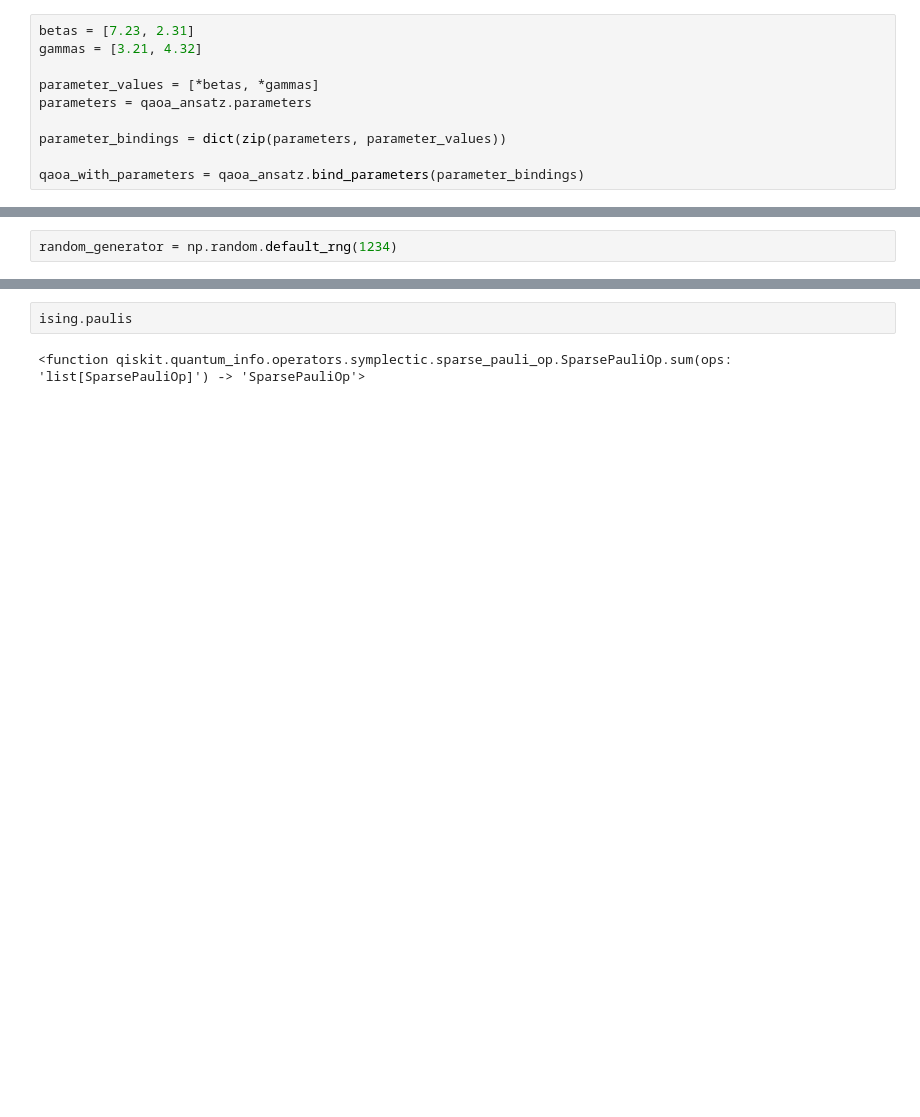
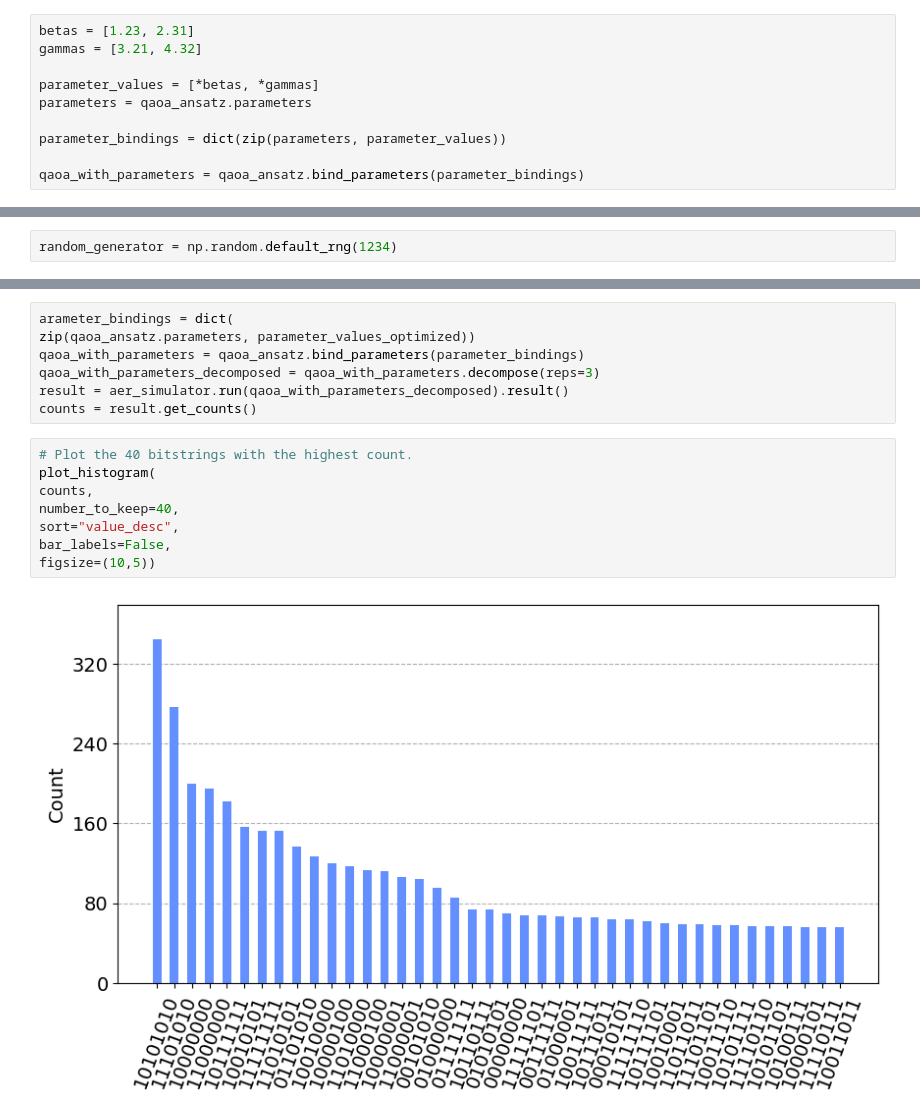
Before and after one commit to petron23/QAOA_case_study, a Jupyter notebook: nb2.ipynb, the cells around one changed output, grey strips where cells are left out. Saved outputs shown, nothing was run; the diff lists cells and outputs as text; blank space fills up the shorter version.

```diff
--- a/nb2.ipynb
+++ b/nb2.ipynb
@@ -170,7 +180,7 @@ ParameterView([ParameterVectorElement(β[0]), ParameterVectorElement(β[1]), Par
 # %% [markdown]
 Set the initial parameters diffetently
 # %%
-betas = [7.23, 2.31]
+betas = [1.23, 2.31]
 gammas = [3.21, 4.32]
 
 parameter_values = [*betas, *gammas]
@@ -253,4 +310,17 @@ TypeError: double_from_pyobj failed in converting argument f of call-back functi
-# %%
-ising.paulis
-# %% [output]
-<function qiskit.quantum_info.operators.symplectic.sparse_pauli_op.SparsePauliOp.sum(ops: 'list[SparsePauliOp]') -> 'SparsePauliOp'>
+# %%
+arameter_bindings = dict(
+zip(qaoa_ansatz.parameters, parameter_values_optimized))
+qaoa_with_parameters = qaoa_ansatz.bind_parameters(parameter_bindings)
+qaoa_with_parameters_decomposed = qaoa_with_parameters.decompose(reps=3)
+result = aer_simulator.run(qaoa_with_parameters_decomposed).result()
+counts = result.get_counts()
+# %%
+# Plot the 40 bitstrings with the highest count.
+plot_histogram(
+counts,
+number_to_keep=40,
+sort="value_desc",
+bar_labels=False,
+figsize=(10,5))
+# %% [output]
+[figure, added]
```
Also changed, not shown: parts of 8 cells of this notebook.
